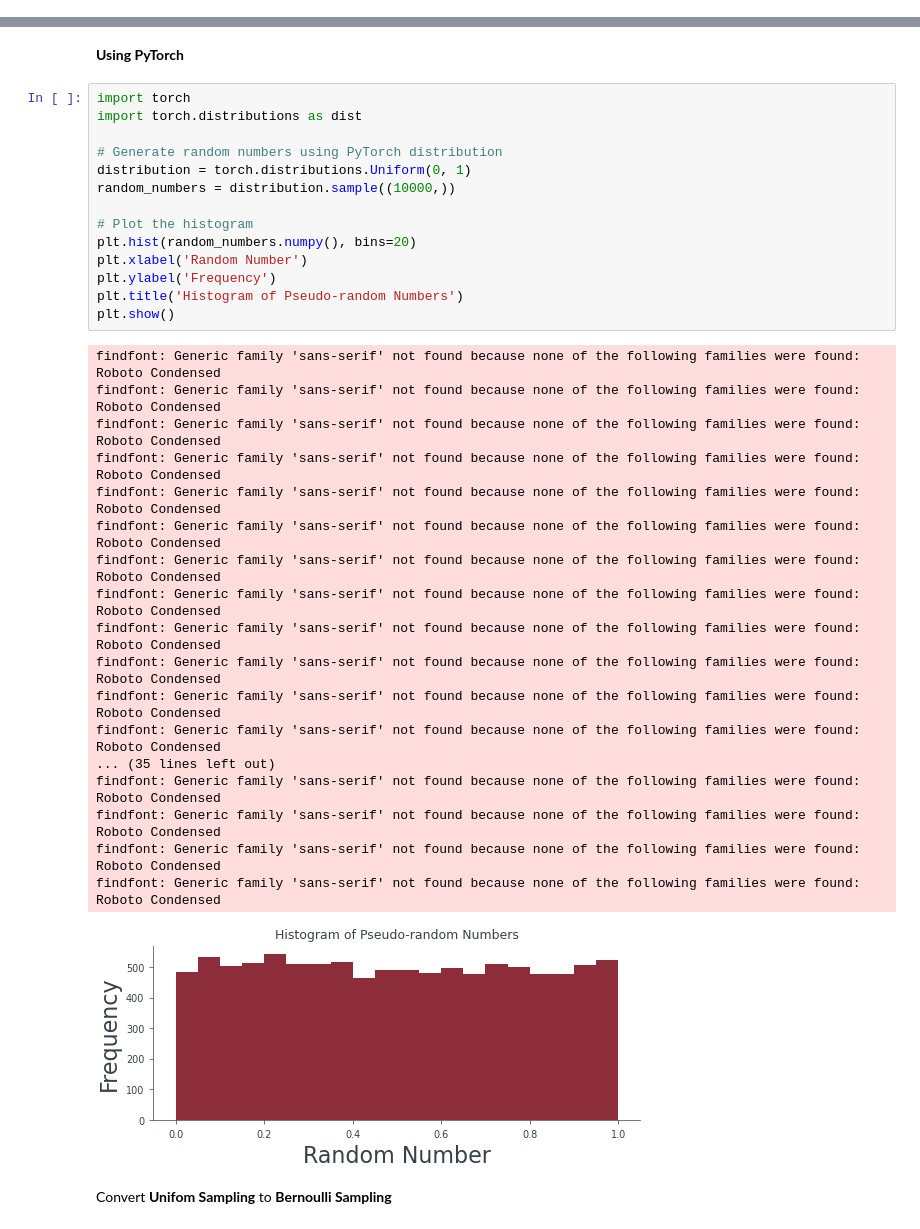
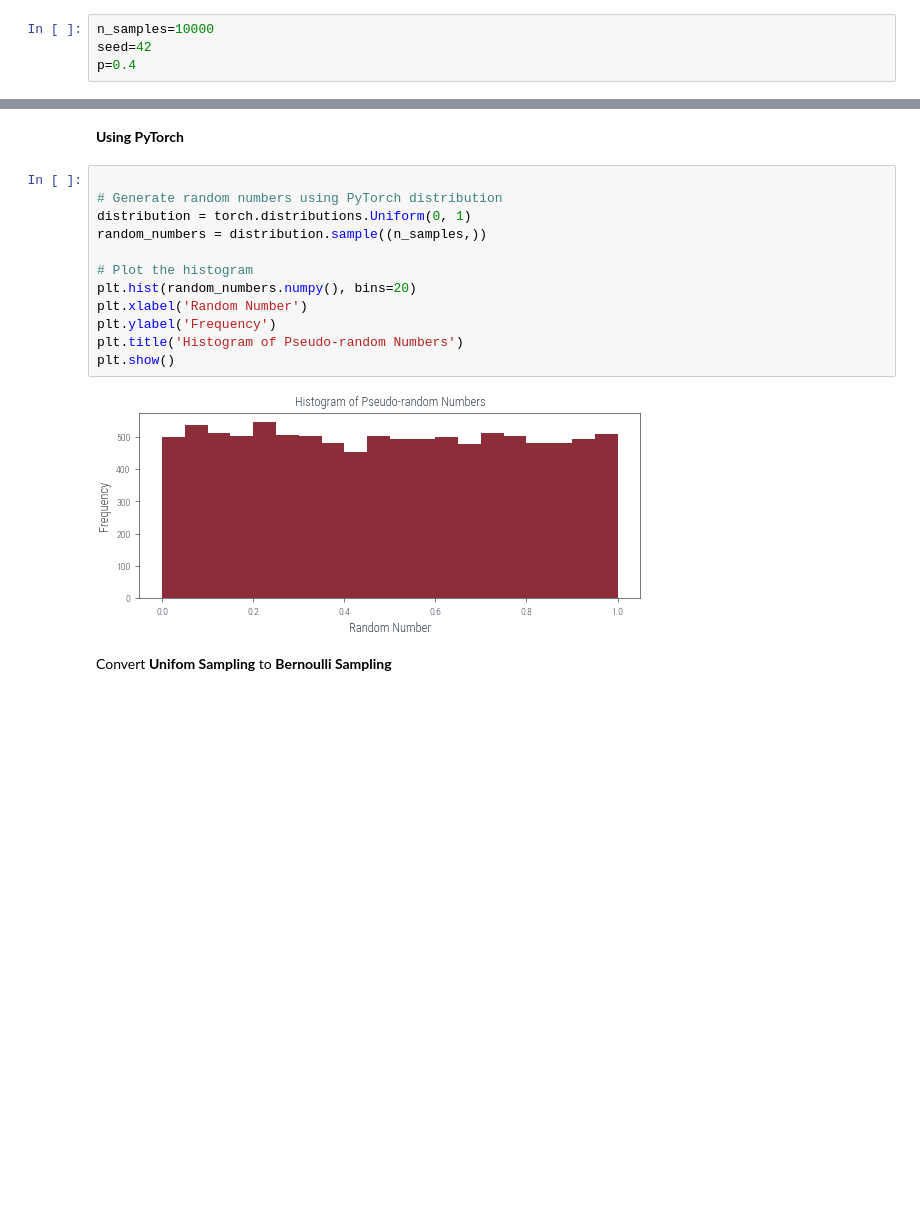
Before and after one commit to rishabh-mondal/Rishabh-mondal.github.io, a Jupyter notebook: posts/Sampling_distributions.ipynb, the cells around one changed output, grey strips where cells are left out. Cells and saved outputs as stored; diff of their text form; blank space fills up the shorter version.

```diff
--- a/posts/Sampling_distributions.ipynb
+++ b/posts/Sampling_distributions.ipynb
@@ -13,3 +21,7 @@ $X_{n+1} = (a \cdot X_n + c) \mod m$
+# %%
+n_samples=10000
+seed=42
+p=0.4
 # %%
 def lcg(seed, n_samples):
     """
@@ -67,38 +62,19 @@ findfont: Generic family 'sans-serif' not found because none of the following fa
 # %% [markdown]
 **Using PyTorch**
 # %%
-import torch
-import torch.distributions as dist
 
 # Generate random numbers using PyTorch distribution
 distribution = torch.distributions.Uniform(0, 1)
-random_numbers = distribution.sample((10000,))
+random_numbers = distribution.sample((n_samples,))
 
 # Plot the histogram
 plt.hist(random_numbers.numpy(), bins=20)
 plt.xlabel('Random Number')
 plt.ylabel('Frequency')
 plt.title('Histogram of Pseudo-random Numbers')
 plt.show()
 # %% [output]
-findfont: Generic family 'sans-serif' not found because none of the following families were found: Roboto Condensed
-findfont: Generic family 'sans-serif' not found because none of the following families were found: Roboto Condensed
-findfont: Generic family 'sans-serif' not found because none of the following families were found: Roboto Condensed
-findfont: Generic family 'sans-serif' not found because none of the following families were found: Roboto Condensed
-findfont: Generic family 'sans-serif' not found because none of the following families were found: Roboto Condensed
-findfont: Generic family 'sans-serif' not found because none of the following families were found: Roboto Condensed
-findfont: Generic family 'sans-serif' not found because none of the following families were found: Roboto Condensed
-findfont: Generic family 'sans-serif' not found because none of the following families were found: Roboto Condensed
-findfont: Generic family 'sans-serif' not found because none of the following families were found: Roboto Condensed
-findfont: Generic family 'sans-serif' not found because none of the following families were found: Roboto Condensed
-findfont: Generic family 'sans-serif' not found because none of the following families were found: Roboto Condensed
-findfont: Generic family 'sans-serif' not found because none of the following families were found: Roboto Condensed
-... (35 lines left out)
-findfont: Generic family 'sans-serif' not found because none of the following families were found: Roboto Condensed
-findfont: Generic family 'sans-serif' not found because none of the following families were found: Roboto Condensed
-findfont: Generic family 'sans-serif' not found because none of the following families were found: Roboto Condensed
-findfont: Generic family 'sans-serif' not found because none of the following families were found: Roboto Condensed
-[figure, old version]
+[figure, new version]
 # %% [markdown]
 Convert **Unifom Sampling** to **Bernoulli Sampling**
 # %% [markdown]
```
Also changed, not shown: parts of 11 cells of this notebook.
